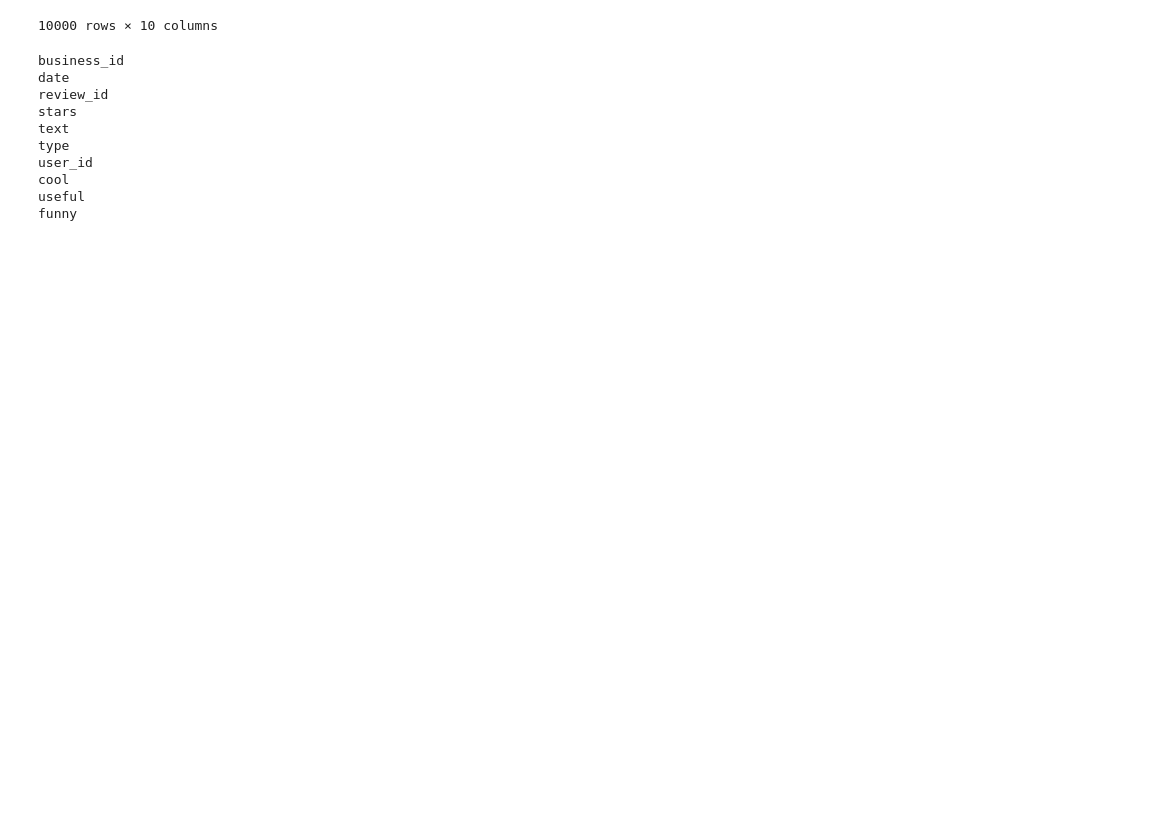
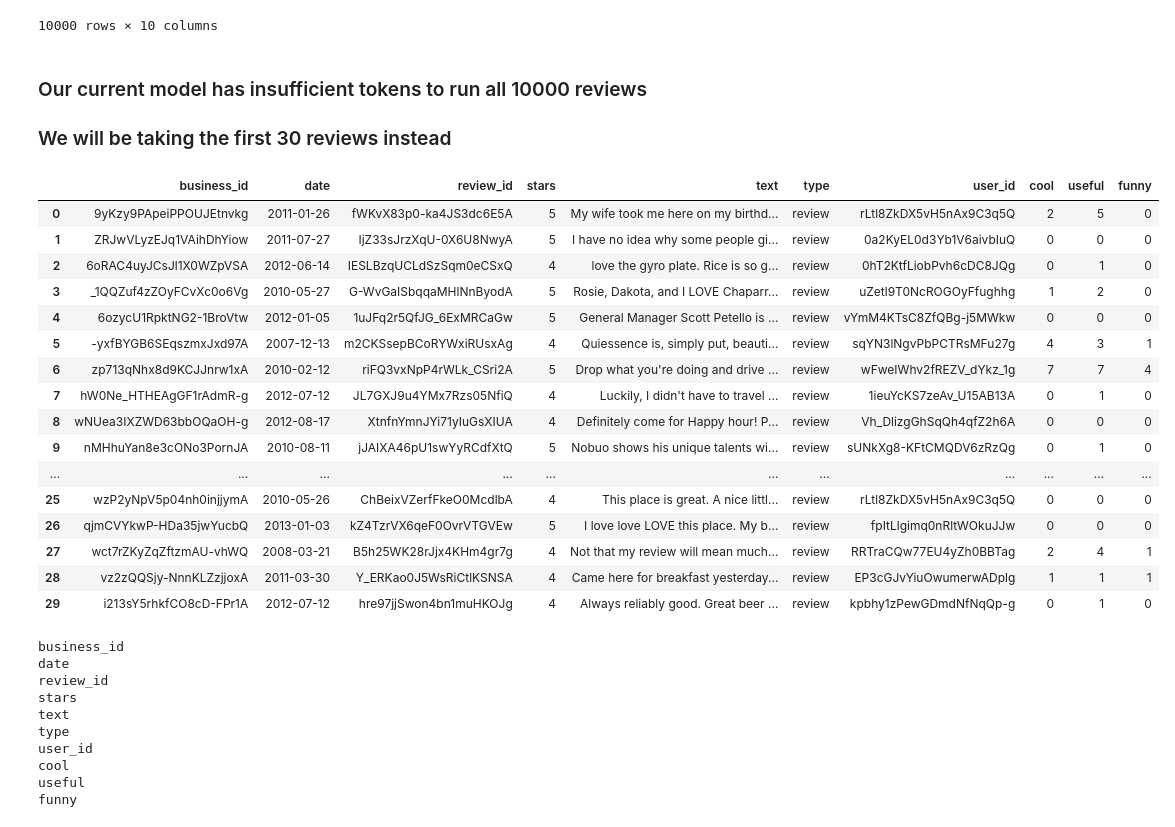
Before and after one commit to MarcellSuyanto/Yelp-Review-Sentiment-Analysis, a Jupyter notebook: Static_Yelp_Reviews.ipynb, the cells around one changed output. Saved outputs shown, nothing was run; the diff lists cells and outputs as text; code cells hidden in the pictures; blank space fills up the shorter version.

```diff
--- a/Static_Yelp_Reviews.ipynb
+++ b/Static_Yelp_Reviews.ipynb
@@ -24,4 +24,28 @@ import torch
 
 tokenizer = AutoTokenizer.from_pretrained('nlptown/bert-base-multilingual-uncased-sentiment')
 model = AutoModelForSequenceClassification.from_pretrained('nlptown/bert-base-multilingual-uncased-sentiment')
+# %% [markdown]
+<h3>Our current model has insufficient tokens to run all 10000 reviews</h3>
+<h3>We will be taking the first 30 reviews instead</h3>
+# %%
+df = data[:30]
+df
+# %% [output]
+|  | business_id | date | review_id | stars | text | type | user_id | cool | useful | funny |
+| 0 | 9yKzy9PApeiPPOUJEtnvkg | 2011-01-26 | fWKvX83p0-ka4JS3dc6E5A | 5 | My wife took me here on my birthd... | review | rLtl8ZkDX5vH5nAx9C3q5Q | 2 | 5 | 0 |
+| 1 | ZRJwVLyzEJq1VAihDhYiow | 2011-07-27 | IjZ33sJrzXqU-0X6U8NwyA | 5 | I have no idea why some people gi... | review | 0a2KyEL0d3Yb1V6aivbIuQ | 0 | 0 | 0 |
+| 2 | 6oRAC4uyJCsJl1X0WZpVSA | 2012-06-14 | IESLBzqUCLdSzSqm0eCSxQ | 4 | love the gyro plate. Rice is so g... | review | 0hT2KtfLiobPvh6cDC8JQg | 0 | 1 | 0 |
+| 3 | _1QQZuf4zZOyFCvXc0o6Vg | 2010-05-27 | G-WvGaISbqqaMHlNnByodA | 5 | Rosie, Dakota, and I LOVE Chaparr... | review | uZetl9T0NcROGOyFfughhg | 1 | 2 | 0 |
+| 4 | 6ozycU1RpktNG2-1BroVtw | 2012-01-05 | 1uJFq2r5QfJG_6ExMRCaGw | 5 | General Manager Scott Petello is ... | review | vYmM4KTsC8ZfQBg-j5MWkw | 0 | 0 | 0 |
+| 5 | -yxfBYGB6SEqszmxJxd97A | 2007-12-13 | m2CKSsepBCoRYWxiRUsxAg | 4 | Quiessence is, simply put, beauti... | review | sqYN3lNgvPbPCTRsMFu27g | 4 | 3 | 1 |
+| 6 | zp713qNhx8d9KCJJnrw1xA | 2010-02-12 | riFQ3vxNpP4rWLk_CSri2A | 5 | Drop what you're doing and drive ... | review | wFweIWhv2fREZV_dYkz_1g | 7 | 7 | 4 |
+| 7 | hW0Ne_HTHEAgGF1rAdmR-g | 2012-07-12 | JL7GXJ9u4YMx7Rzs05NfiQ | 4 | Luckily, I didn't have to travel ... | review | 1ieuYcKS7zeAv_U15AB13A | 0 | 1 | 0 |
+| 8 | wNUea3IXZWD63bbOQaOH-g | 2012-08-17 | XtnfnYmnJYi71yIuGsXIUA | 4 | Definitely come for Happy hour! P... | review | Vh_DlizgGhSqQh4qfZ2h6A | 0 | 0 | 0 |
+| 9 | nMHhuYan8e3cONo3PornJA | 2010-08-11 | jJAIXA46pU1swYyRCdfXtQ | 5 | Nobuo shows his unique talents wi... | review | sUNkXg8-KFtCMQDV6zRzQg | 0 | 1 | 0 |
+| ... | ... | ... | ... | ... | ... | ... | ... | ... | ... | ... |
+| 25 | wzP2yNpV5p04nh0injjymA | 2010-05-26 | ChBeixVZerfFkeO0McdlbA | 4 | This place is great. A nice littl... | review | rLtl8ZkDX5vH5nAx9C3q5Q | 0 | 0 | 0 |
+| 26 | qjmCVYkwP-HDa35jwYucbQ | 2013-01-03 | kZ4TzrVX6qeF0OvrVTGVEw | 5 | I love love LOVE this place. My b... | review | fpItLlgimq0nRltWOkuJJw | 0 | 0 | 0 |
+| 27 | wct7rZKyZqZftzmAU-vhWQ | 2008-03-21 | B5h25WK28rJjx4KHm4gr7g | 4 | Not that my review will mean much... | review | RRTraCQw77EU4yZh0BBTag | 2 | 4 | 1 |
+| 28 | vz2zQQSjy-NnnKLZzjjoxA | 2011-03-30 | Y_ERKao0J5WsRiCtlKSNSA | 4 | Came here for breakfast yesterday... | review | EP3cGJvYiuOwumerwADplg | 1 | 1 | 1 |
+| 29 | i213sY5rhkfCO8cD-FPr1A | 2012-07-12 | hre97jjSwon4bn1muHKOJg | 4 | Always reliably good. Great beer ... | review | kpbhy1zPewGDmdNfNqQp-g | 0 | 1 | 0 |
 # %%
```
Also changed, not shown: parts of 10 cells of this notebook.
